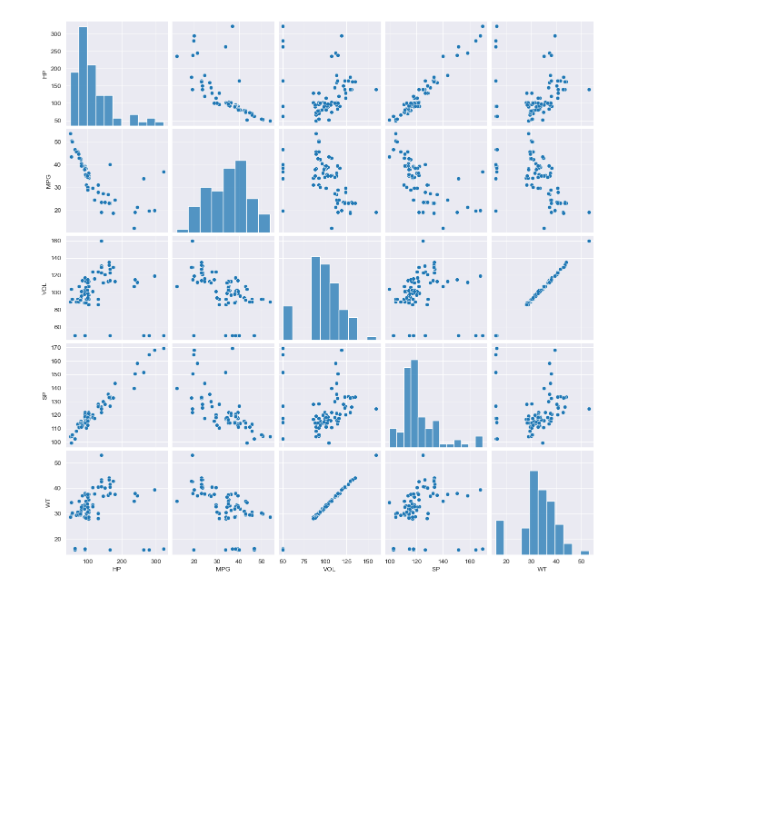
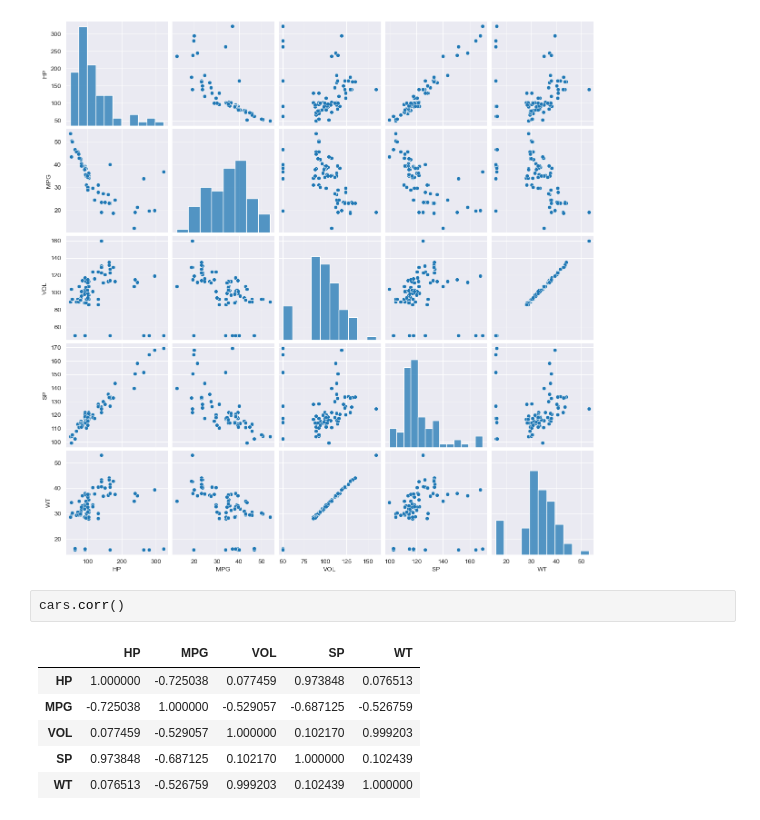
Before and after one commit to deepikareddy-22/AIML-TASK, a Jupyter notebook: Multiple linear regression.ipynb, the cells around one changed output. Drawn from its saved outputs; the diff is of its cells as text; blank space fills up the shorter version.

```diff
--- a/Multiple linear regression.ipynb
+++ b/Multiple linear regression.ipynb
@@ -150,3 +150,12 @@ sns.pairplot(cars)
 # %% [output]
 <seaborn.axisgrid.PairGrid at 0x...>
 [figure]
+# %%
+cars.corr()
+# %% [output]
+|  | HP | MPG | VOL | SP | WT |
+| HP | 1.000000 | -0.725038 | 0.077459 | 0.973848 | 0.076513 |
+| MPG | -0.725038 | 1.000000 | -0.529057 | -0.687125 | -0.526759 |
+| VOL | 0.077459 | -0.529057 | 1.000000 | 0.102170 | 0.999203 |
+| SP | 0.973848 | -0.687125 | 0.102170 | 1.000000 | 0.102439 |
+| WT | 0.076513 | -0.526759 | 0.999203 | 0.102439 | 1.000000 |
```
Also changed, not shown: parts of 7 cells of this notebook.
